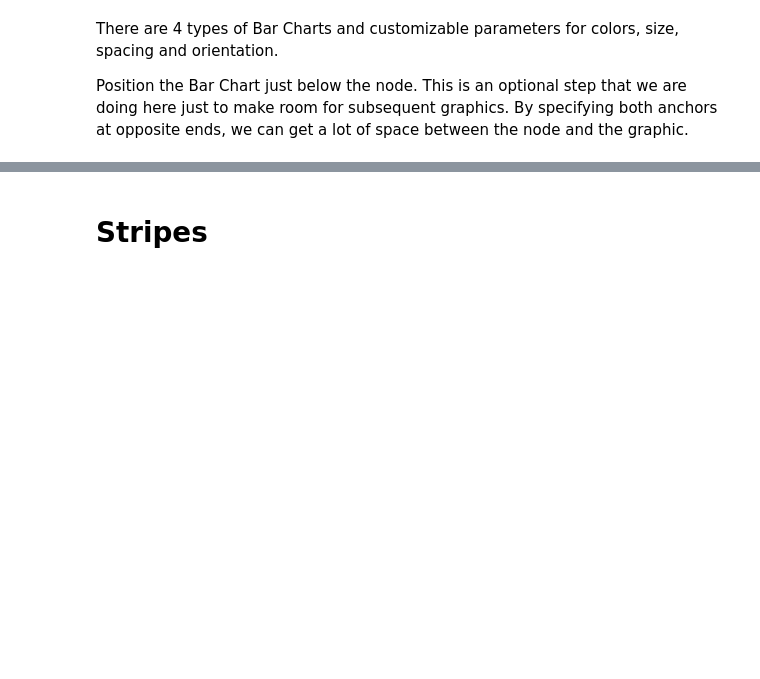
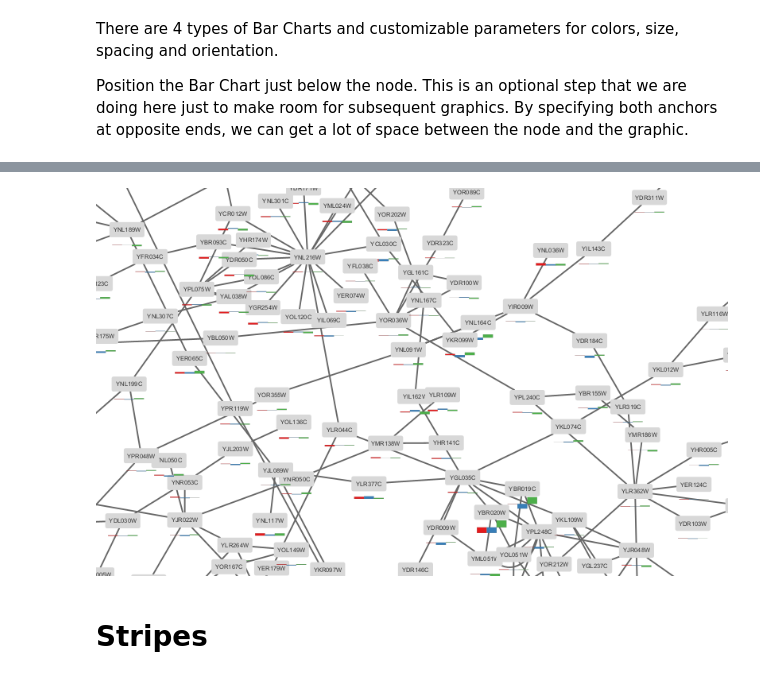
Before and after one commit to cytoscape/cytoscape-automation, a Jupyter notebook: for-scripters/Python/custom-graphics-and-labels.ipynb, the cells around one changed output, grey strips where cells are left out. Cells and saved outputs as stored; diff of their text form; code cells hidden in the pictures; blank space fills up the shorter version.

```diff
--- a/for-scripters/Python/custom-graphics-and-labels.ipynb
+++ b/for-scripters/Python/custom-graphics-and-labels.ipynb
@@ -94,4 +106,8 @@ style_name not specified; updating "default" style.
 ''
+# %%
+p4c.notebook_export_show_image()
+# %% [output]
+[figure, added]
 # %% [markdown]
 # Stripes
 # %% [markdown]
```
Also changed, not shown: parts of 18 cells of this notebook.
